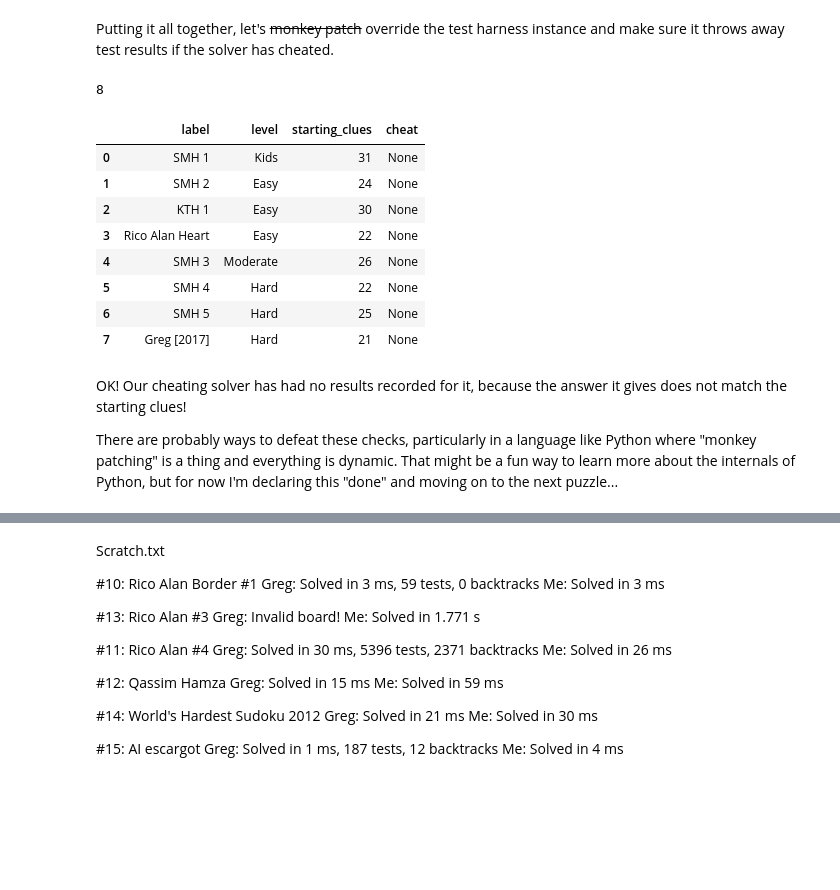
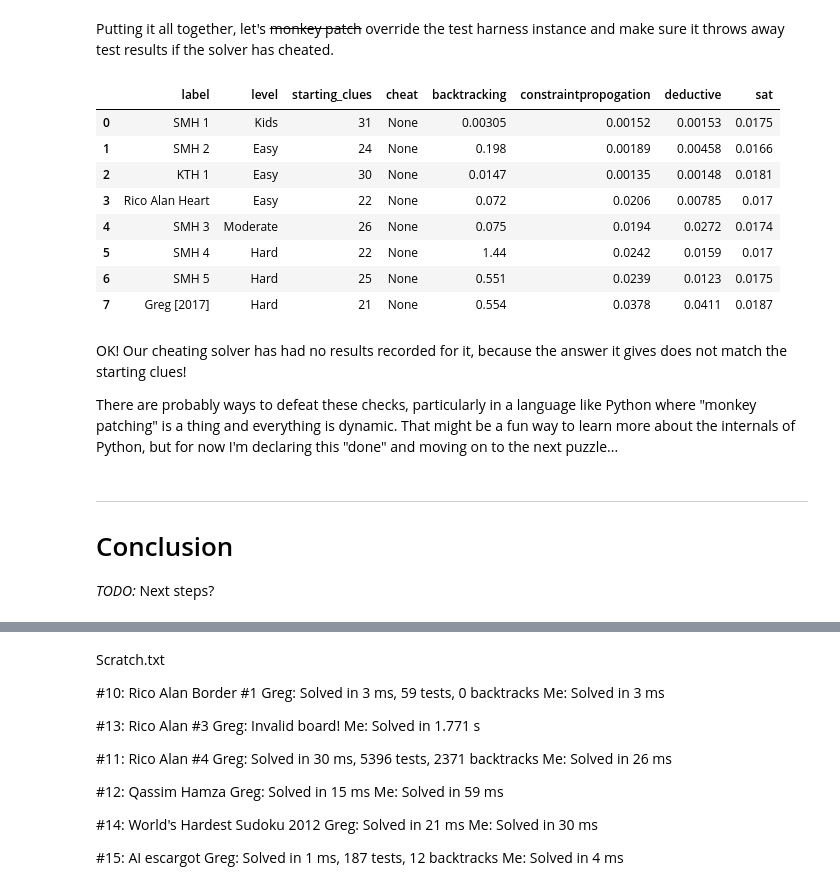
Before and after one commit to hissohathair/puzzle-solvers, a Jupyter notebook: Sudoku Solver.ipynb, the cells around one changed output, grey strips where cells are left out. Cells and saved outputs as stored; diff of their text form; code cells hidden in the pictures; blank space fills up the shorter version.

```diff
--- a/Sudoku Solver.ipynb
+++ b/Sudoku Solver.ipynb
@@ -560,6 +609,7 @@ A little better -- the puzzle instance at least knows it is not solved, even tho
 # %%
-pt._puzzle_class=AntiCheatSudoku
 method = 'cheat'
 solver = CheatingSolver()
 pt.run_tests(solver, method)
+df = pd.DataFrame(pt.get_test_results())
+df.style.highlight_null()
 # %% [output]
@@ -586,12 +634,14 @@ So since our really simple cheater no longer works I guess we'll need a more sop
-# %%
-class CheatingSolver(pg.ConstraintSolver):
-    def solve(self, puzzle):
-        """Write some random value into empty cells"""
-        for i in range(puzzle.max_value()):
-            for j in range(puzzle.max_value()):
-                if puzzle.is_empty(i, j):
-                    # can't use set() because it checks validity!
-                    puzzle._grid[i][j] = 1
-        puzzle._num_empty_cells = 0
-        return True
+# %%
+class CheatingSolver(pg.ConstraintSolver):
+    def solve(self, puzzle):
+        """Write a pre-solved puzzle in over the top of the provided one"""
+        starting_values = [0, 3, 6, 1, 4, 7, 2, 5, 8]
+        max_value = puzzle.max_value()
+        assert max_value == 9, "I can't handle puzzles other than 9x9"
+        puzzle.clear_all()
+        for i in range(max_value):
+            for j in range(max_value):
+                #print(i, j, (starting_values[i] + j) % max_value + 1)
+                puzzle.set(i, j, (starting_values[i] + j) % max_value + 1)
+        return True
 # %%
@@ -635,2 +658,6 @@ The whole point of this is to be faster than a real solver, so let's test perfor
+# %%
+for m in su.SOLVERS:
+    solver = su.SudokuSolver(method=m)
+    pt.run_tests(solver, m)
 # %%
 method = 'cheat'
@@ -686,42 +713,30 @@ has_same_clues(original, puzzle)
 False
 # %% [markdown]
 Putting it all together, let's ~~monkey patch~~ override the test harness instance and make sure it throws away test results if the solver has cheated.
-# %%
-class AntiCheatTester(pg.PuzzleTester):
-    def run_single_test(self, test_case, puzzle, solver):
-            """Checks that the solver has really solved the puzzle"""
-            puzzle.init_puzzle(test_case['puzzle'])
-            original = copy.deepcopy(puzzle)
-            solver.solve(puzzle)
-            if has_same_clues(original, puzzle):
-                self._last_was_solved = puzzle.is_solved()
-            else:
-                self._last_was_solved = False
-            return self._last_was_solved
-
-newpt = AntiCheatTester(puzzle_class=AntiCheatSudoku, test_samples=NUM_SAMPLES)
-newpt.add_testcases(test_cases)
-newpt.num_testcases()
-# %% [output]
-8
 # %%
-newpt.run_tests(solver, method)
-df = pd.DataFrame(newpt.get_test_results())
-df
+pt.anti_cheat_checking = True
+pt.run_tests(solver, method)
+df = pd.DataFrame(pt.get_test_results())
+df.style.highlight_null()
 # %% [output]
-|  | label | level | starting_clues | cheat |
-| 0 | SMH 1 | Kids | 31 | None |
-| 1 | SMH 2 | Easy | 24 | None |
-| 2 | KTH 1 | Easy | 30 | None |
-| 3 | Rico Alan Heart | Easy | 22 | None |
-| 4 | SMH 3 | Moderate | 26 | None |
-| 5 | SMH 4 | Hard | 22 | None |
-| 6 | SMH 5 | Hard | 25 | None |
-| 7 | Greg [2017] | Hard | 21 | None |
+|  | label | level | starting_clues | cheat | backtracking | constraintpropogation | deductive | sat |
+| 0 | SMH 1 | Kids | 31 | None | 0.00305 | 0.00152 | 0.00153 | 0.0175 |
+| 1 | SMH 2 | Easy | 24 | None | 0.198 | 0.00189 | 0.00458 | 0.0166 |
+| 2 | KTH 1 | Easy | 30 | None | 0.0147 | 0.00135 | 0.00148 | 0.0181 |
+| 3 | Rico Alan Heart | Easy | 22 | None | 0.072 | 0.0206 | 0.00785 | 0.017 |
+| 4 | SMH 3 | Moderate | 26 | None | 0.075 | 0.0194 | 0.0272 | 0.0174 |
+| 5 | SMH 4 | Hard | 22 | None | 1.44 | 0.0242 | 0.0159 | 0.017 |
+| 6 | SMH 5 | Hard | 25 | None | 0.551 | 0.0239 | 0.0123 | 0.0175 |
+| 7 | Greg [2017] | Hard | 21 | None | 0.554 | 0.0378 | 0.0411 | 0.0187 |
 # %% [markdown]
 OK! Our cheating solver has had no results recorded for it, because the answer it gives does not match the starting clues!
 
 There are probably ways to defeat these checks, particularly in a language like Python where "monkey patching" is a thing and everything is dynamic. That might be a fun way to learn more about the internals of Python, but for now I'm declaring this "done" and moving on to the next puzzle...
+# %% [markdown]
+---
+# Conclusion
+
+*TODO:* Next steps?
 # %%
 import datetime
 print(datetime.datetime.now())
```
Also changed, not shown: parts of 100 cells of this notebook, 3 other files.
